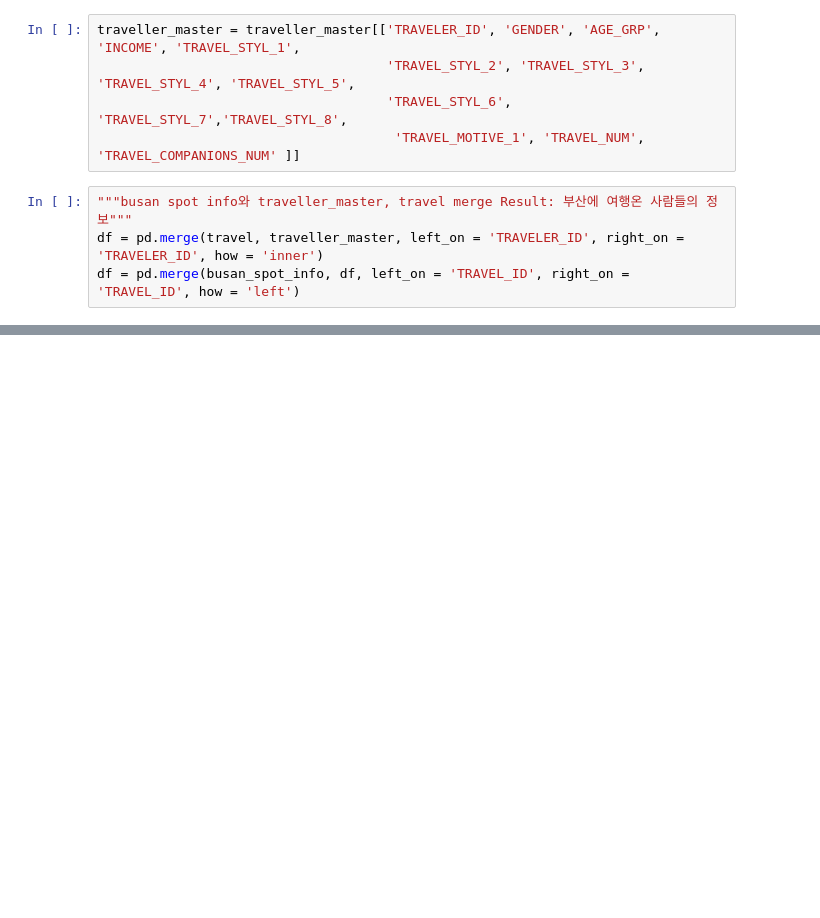
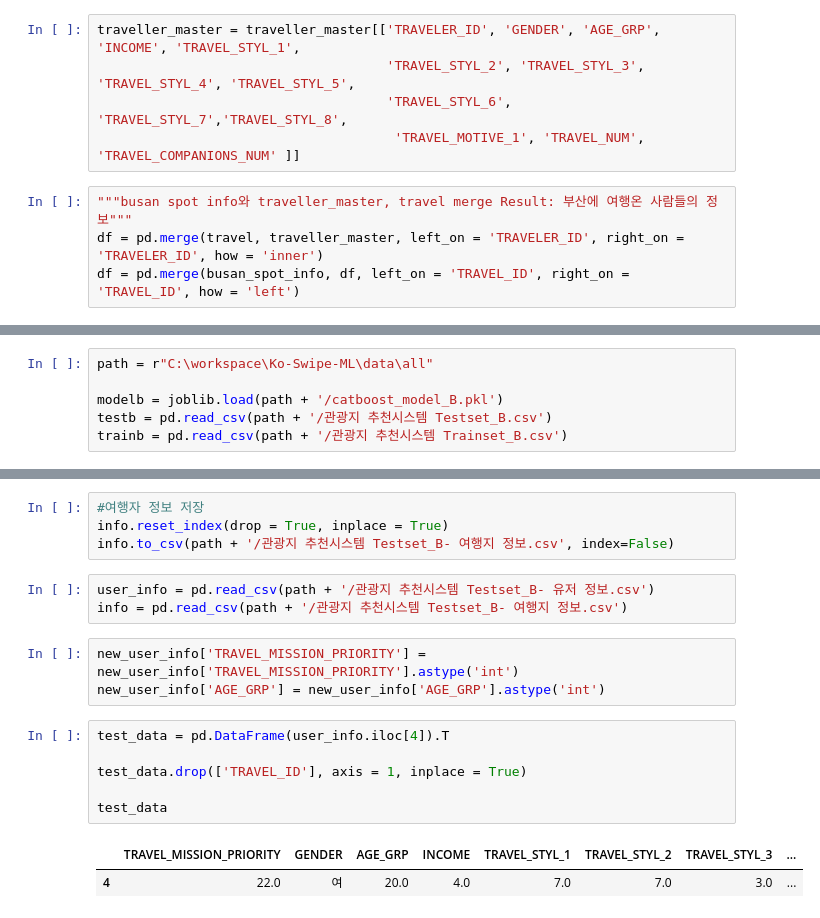
Before and after one commit to K-Swipe/Ko-Swipe-ML, a Jupyter notebook: Recommended/concat.ipynb, the cells around one changed output, grey strips where cells are left out. Cells and saved outputs as stored; diff of their text form; blank space fills up the shorter version.

```diff
--- a/Recommended/concat.ipynb
+++ b/Recommended/concat.ipynb
@@ -96,0 +268,6 @@ df
+# %%
+path = r"C:\workspace\Ko-Swipe-ML\data\all"
+
+modelb = joblib.load(path + '/catboost_model_B.pkl')
+testb = pd.read_csv(path + '/관광지 추천시스템 Testset_B.csv')
+trainb = pd.read_csv(path + '/관광지 추천시스템 Trainset_B.csv')
@@ -96,0 +349,19 @@ df
+# %%
+#여행자 정보 저장
+info.reset_index(drop = True, inplace = True)
+info.to_csv(path + '/관광지 추천시스템 Testset_B- 여행지 정보.csv', index=False)
+# %%
+user_info = pd.read_csv(path + '/관광지 추천시스템 Testset_B- 유저 정보.csv')
+info = pd.read_csv(path + '/관광지 추천시스템 Testset_B- 여행지 정보.csv')
+# %%
+new_user_info['TRAVEL_MISSION_PRIORITY'] = new_user_info['TRAVEL_MISSION_PRIORITY'].astype('int')
+new_user_info['AGE_GRP'] = new_user_info['AGE_GRP'].astype('int')
+# %%
+test_data = pd.DataFrame(user_info.iloc[4]).T
+
+test_data.drop(['TRAVEL_ID'], axis = 1, inplace = True)
+
+test_data
+# %% [output]
+|  | TRAVEL_MISSION_PRIORITY | GENDER | AGE_GRP | INCOME | TRAVEL_STYL_1 | TRAVEL_STYL_2 | TRAVEL_STYL_3 | ... |
+| 4 | 22.0 | 여 | 20.0 | 4.0 | 7.0 | 7.0 | 3.0 | ... |
```
Also changed, not shown: parts of 28 cells of this notebook, 2 other files.
